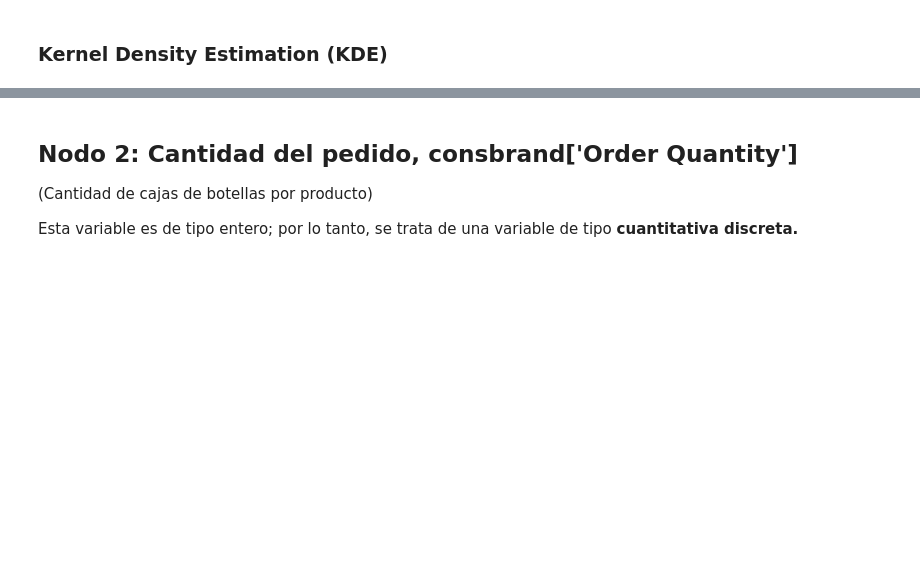
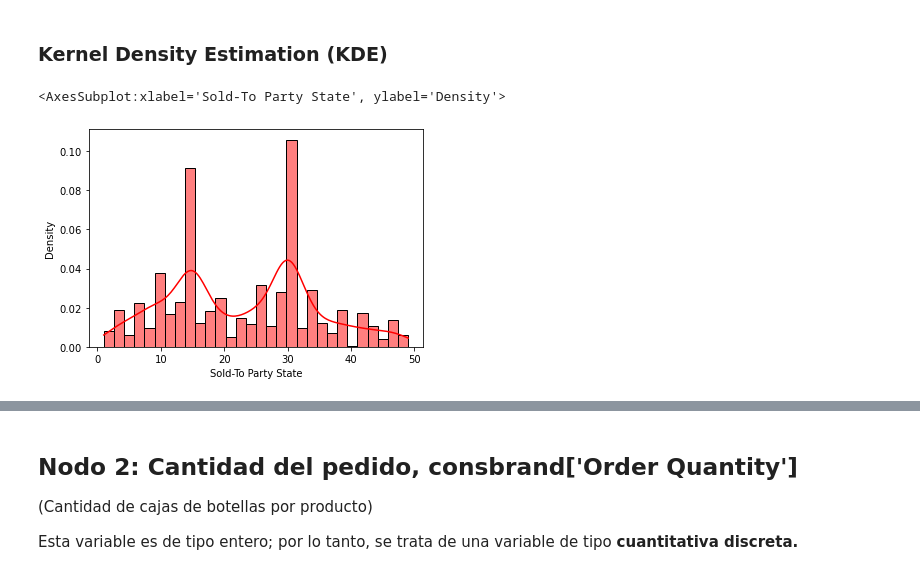
Before and after one commit to leonardoaceves/ProyectoSPF_JLACEVES_AMAGUILERA, a Jupyter notebook: ProyectoModulo1_AcevesJ_AguileraA.ipynb, the cells around one changed output, grey strips where cells are left out. Cells and saved outputs as stored; diff of their text form; code cells hidden in the pictures; blank space fills up the shorter version.

```diff
--- a/ProyectoModulo1_AcevesJ_AguileraA.ipynb
+++ b/ProyectoModulo1_AcevesJ_AguileraA.ipynb
@@ -418,0 +420,5 @@ plt.show()
+# %%
+sns.histplot(data=consbrand['Sold-To Party State'], stat='density', kde=True, kde_kws={'bw_method': .2}, color='r', bins=30)
+# %% [output]
+<AxesSubplot:xlabel='Sold-To Party State', ylabel='Density'>
+[figure, added]
```
Also changed, not shown: parts of 11 cells of this notebook.
